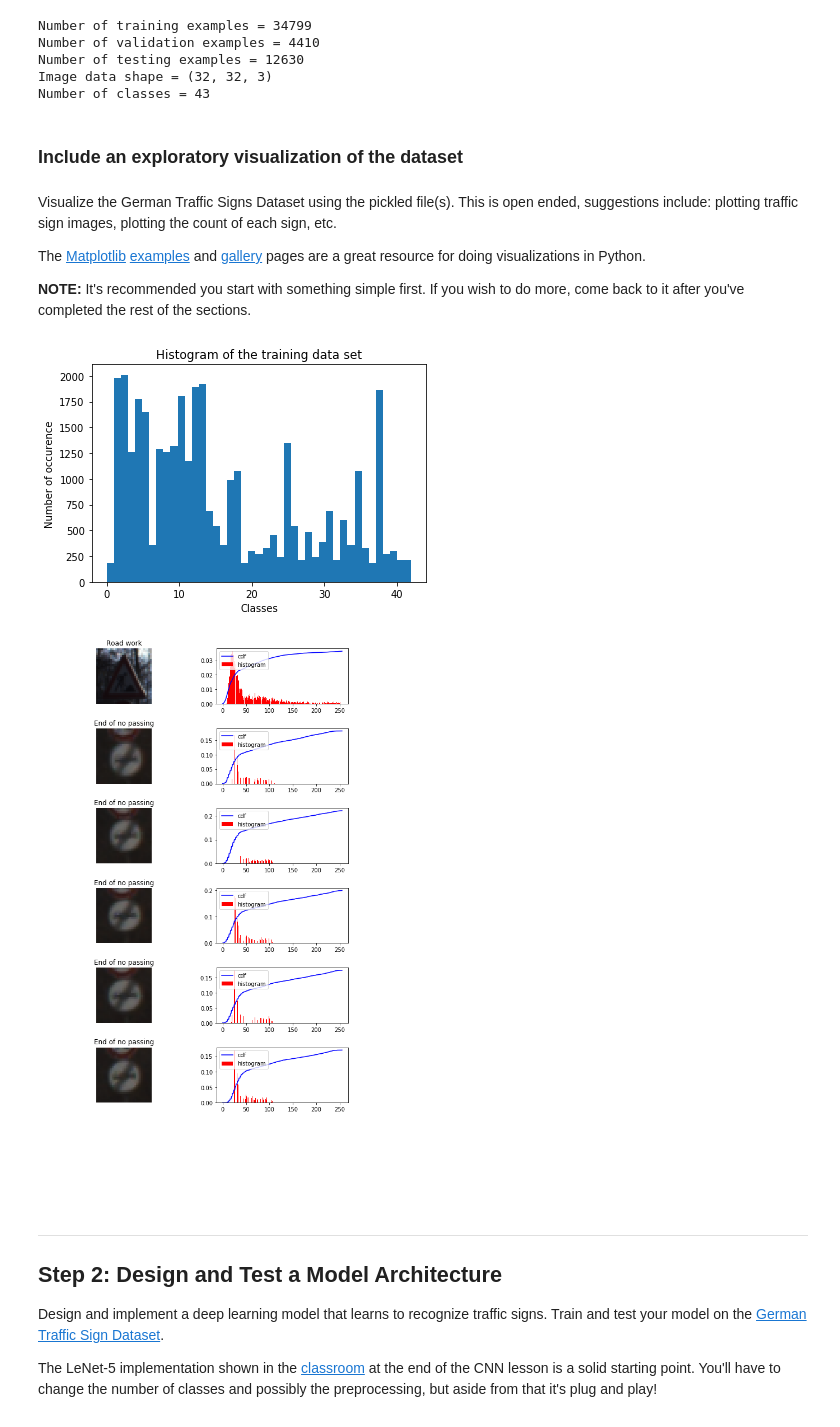
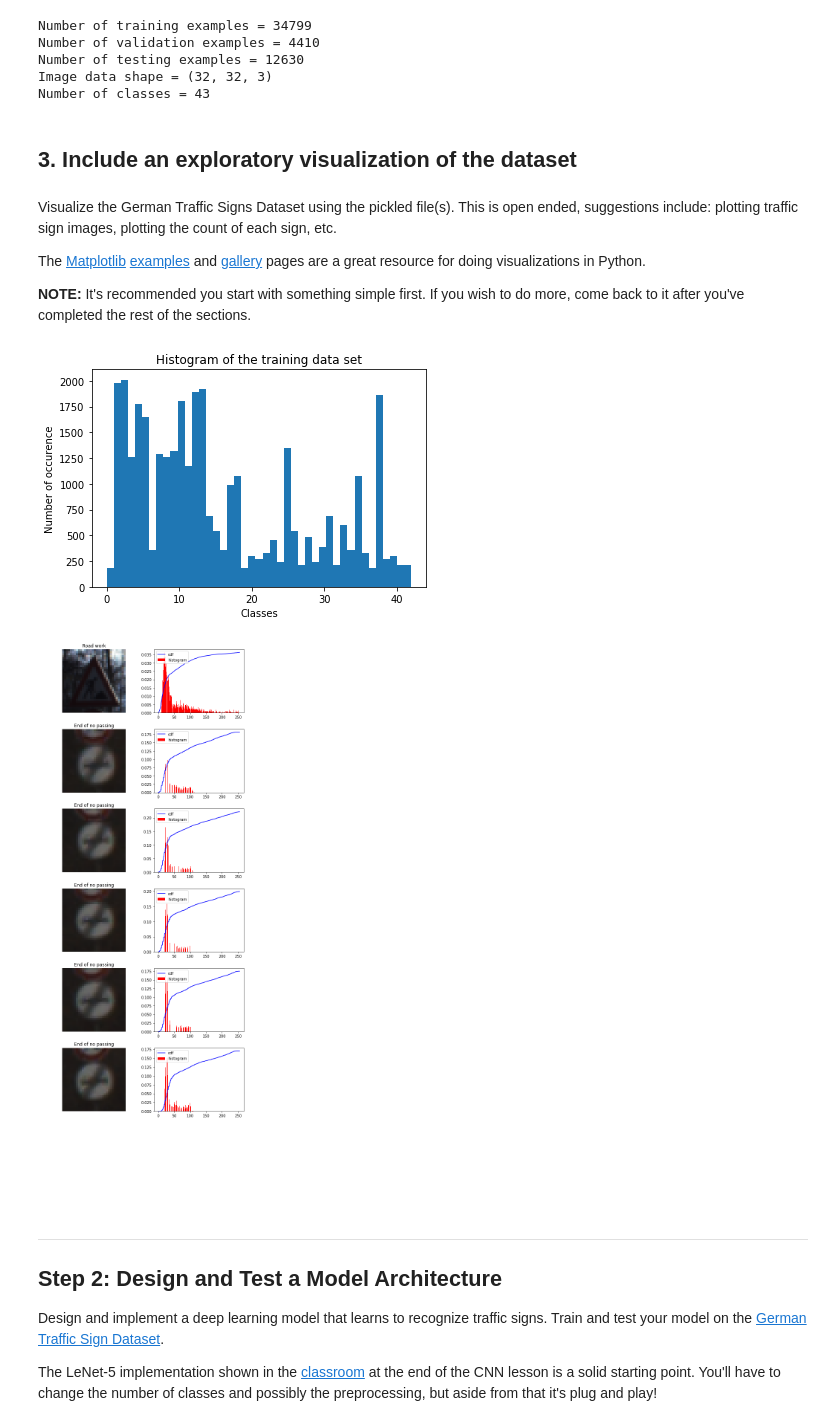
Before and after one commit to mlandry1/CarND, a Jupyter notebook: CarND-Traffic-Sign-Classifier-P2/Traffic_Sign_Classifier.ipynb, the cells around one changed output. Saved outputs shown, nothing was run; the diff lists cells and outputs as text; code cells hidden in the pictures.

```diff
--- a/CarND-Traffic-Sign-Classifier-P2/Traffic_Sign_Classifier.ipynb
+++ b/CarND-Traffic-Sign-Classifier-P2/Traffic_Sign_Classifier.ipynb
@@ -95,7 +95,7 @@ Number of testing examples = 12630
 Image data shape = (32, 32, 3)
 Number of classes = 43
 # %% [markdown]
-### Include an exploratory visualization of the dataset
+## 3. Include an exploratory visualization of the dataset
 # %% [markdown]
 Visualize the German Traffic Signs Dataset using the pickled file(s). This is open ended, suggestions include: plotting traffic sign images, plotting the count of each sign, etc.
 
@@ -112,12 +112,12 @@ import pandas as pd
 # Visualizations will be shown in the notebook.
 %matplotlib inline
 
-def show_sample(features, labels, histogram = 1, sample_num = 1, sample_index = -1):
+def show_sample(features, labels, histogram = 1, sample_num = 1, sample_index = -1, color_map ='brg'):
 
     if histogram == 1 :
         col_num = 2
         #Create training sample + histogram plot
-        f, axarr = plt.subplots(sample_num+1, col_num, figsize=(2*4,(sample_num+1)*2))
+        f, axarr = plt.subplots(sample_num+1, col_num, figsize=(col_num*4,(sample_num+1)*3))
     else:
         if sample_num <= 4:
             col_num = sample_num
@@ -128,9 +128,12 @@ def show_sample(features, labels, histogram = 1, sample_num = 1, sample_index =
             row_num = int(sample_num/col_num)
         else:
             row_num = int(sample_num/col_num)+1
-
-        #Create training sample plot
-        f, axarr = plt.subplots(row_num, col_num, figsize=(col_num*4,(row_num+1)*2))
+        if sample_num == 1:
+            #Create training sample plot
+            f, ax = plt.subplots(row_num, col_num)
+        else:
+            #Create training sample plot
+            f, axarr = plt.subplots(row_num, col_num, figsize=(col_num*4,(row_num+1)*2))
 
     signnames = pd.read_csv('signnames.csv')
 
@@ -144,7 +147,7 @@ def show_sample(features, labels, histogram = 1, sample_num = 1, sample_index =
         if histogram == 1 :
             image = features[index].squeeze()
             axarr[i,0].set_title('%s' % signnames.iloc[labels[index], 1])
-            axarr[i,0].imshow(image)
+            axarr[i,0].imshow(image,color_map)
 
             hist,bins = np.histogram(image.flatten(),256, normed =1 )
 
@@ -162,40 +165,46 @@ def show_sample(features, labels, histogram = 1, sample_num = 1, sample_index =
             image = features[index].squeeze()
             if row_num > 1:
                 axarr[int(i/col_num),i%col_num].set_title('%s' % signnames.iloc[labels[index], 1])
-                axarr[int(i/col_num),i%col_num].imshow(image)
+                axarr[int(i/col_num),i%col_num].imshow(image,color_map)
                 axarr[int(i/col_num),i%col_num].axis('off')
                 axarr[int(i/col_num),i%col_num].axis('off')
                 axarr[int(i/col_num),i%col_num].axis('off')
+            elif sample_num == 1:
+                ax.set_title('%s' % signnames.iloc[labels[index], 1])
+                ax.imshow(image,color_map)
+                ax.axis('off')
+                ax.axis('off')
+                ax.axis('off')
             else:
                 axarr[i%col_num].set_title('%s' % signnames.iloc[labels[index], 1])
-                axarr[i%col_num].imshow(image)
+                axarr[i%col_num].imshow(image,color_map)
                 axarr[i%col_num].axis('off')
                 axarr[i%col_num].axis('off')
                 axarr[i%col_num].axis('off')
 
     # Tweak spacing to prevent clipping of title labels
     f.tight_layout()
     plt.show()
 
 def show_training_dataset_histogram(features):
     fig, ax = plt.subplots()
 
     n_classes = np.unique(y_train).size
 
     # the histogram of the training data
     n, bins, patches = ax.hist(features, n_classes)
 
     ax.set_xlabel('Classes')
     ax.set_ylabel('Number of occurence')
     ax.set_title(r'Histogram of the training data set')
 
     plt.show()
 
 show_training_dataset_histogram(y_train)
 show_sample(X_train, y_train, sample_num = 6)
 # %% [output]
 [figure]
-[figure, old version]
+[figure, new version]
 # %% [markdown]
 ----
 
```
Also changed, not shown: parts of 15 cells of this notebook.
